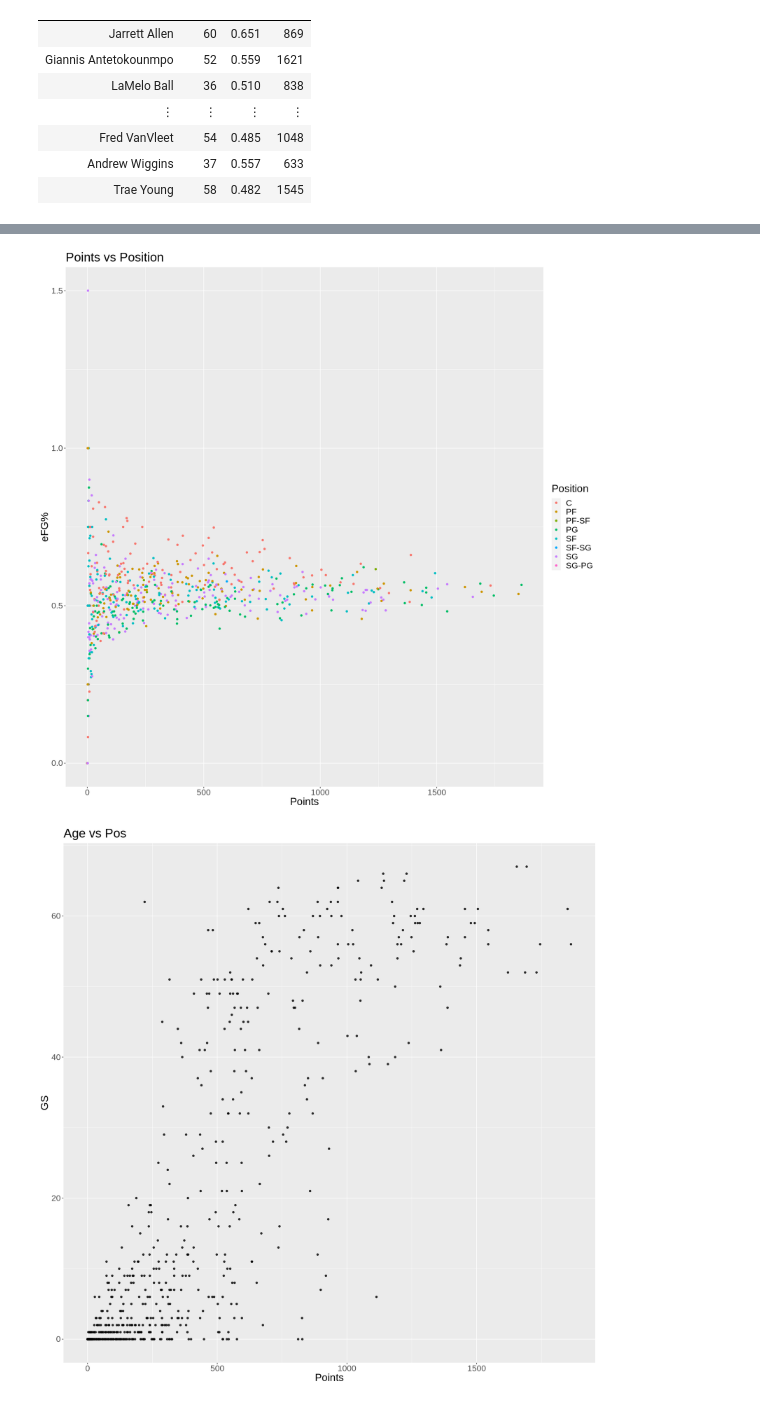
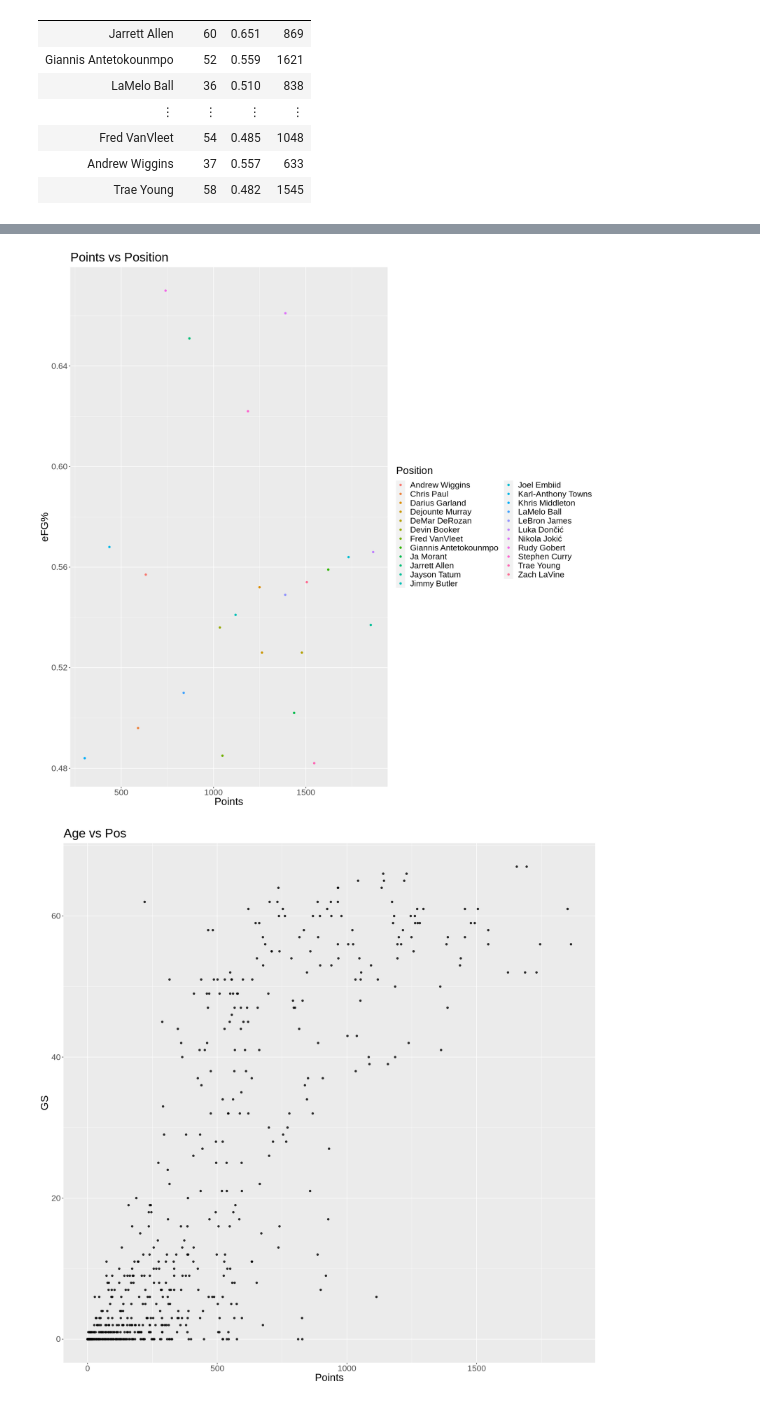
Before and after one commit to DrakenRaptor/Section006-28-Proposal, a Jupyter notebook: ProjectTrial.ipynb, the cells around one changed output, grey strips where cells are left out. Saved outputs shown, nothing was run; the diff lists cells and outputs as text; code cells hidden in the pictures.

Commit message:
Edited the graph
Edited

```diff
--- a/ProjectTrial.ipynb
+++ b/ProjectTrial.ipynb
@@ -231,8 +273,8 @@ A tibble: 23 × 4
 # %%
 options(repr.plot.width = 15, repr.plot.height = 15)
 
-position_plot <- page |>
-    ggplot(aes(x = PTS, y = `eFG%`, color = Pos)) +
+position_plot <- all_stars_2022 |>
+    ggplot(aes(x = PTS, y = `eFG%`, color = Player)) +
     geom_point() +
     labs(x = "Points", y = "eFG%", color = "Position", title = "Points vs Position") +
     theme(text = element_text(size = 20))
@@ -244,4 +284,4 @@ Warning message:
-[figure, old version]
+[figure, new version]
 # %%
 options(repr.plot.width = 15, repr.plot.height = 15)
 
```
Also changed, not shown: parts of 5 cells of this notebook.
